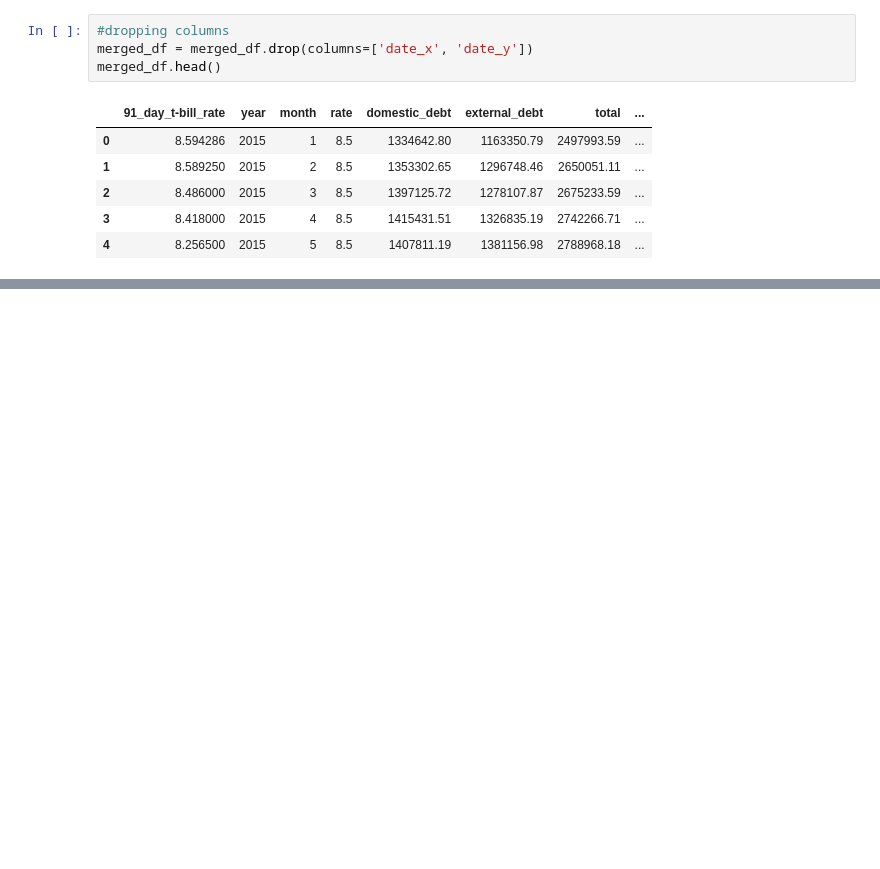
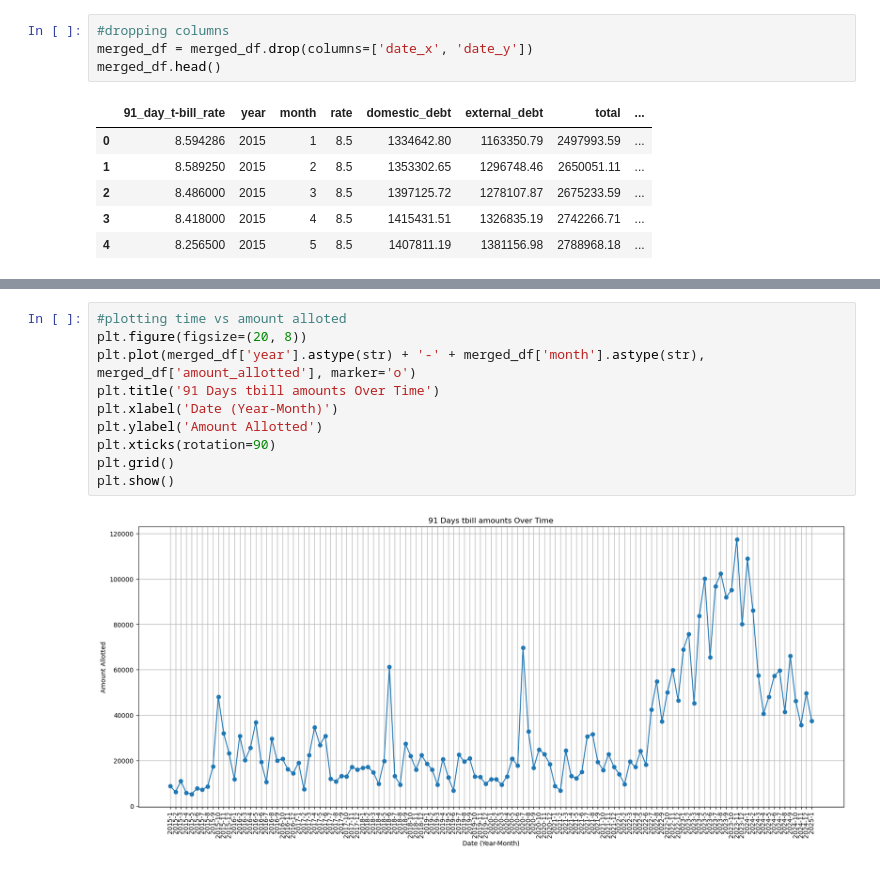
Before and after one commit to boniface2025/GROUP-6-CAPSTONE-PROJECT-PHASE-5, a Jupyter notebook: project note book.ipynb, the cells around one changed output, grey strips where cells are left out. Drawn from its saved outputs; the diff is of its cells as text; blank space fills up the shorter version.

```diff
--- a/project note book.ipynb
+++ b/project note book.ipynb
@@ -876,0 +928,12 @@ merged_df.head()
+# %%
+#plotting time vs amount alloted
+plt.figure(figsize=(20, 8))
+plt.plot(merged_df['year'].astype(str) + '-' + merged_df['month'].astype(str), merged_df['amount_allotted'], marker='o')
+plt.title('91 Days tbill amounts Over Time')
+plt.xlabel('Date (Year-Month)')
+plt.ylabel('Amount Allotted')
+plt.xticks(rotation=90)
+plt.grid()
+plt.show()
+# %% [output]
+[figure, added]
```
Also changed, not shown: parts of 27 cells of this notebook.
